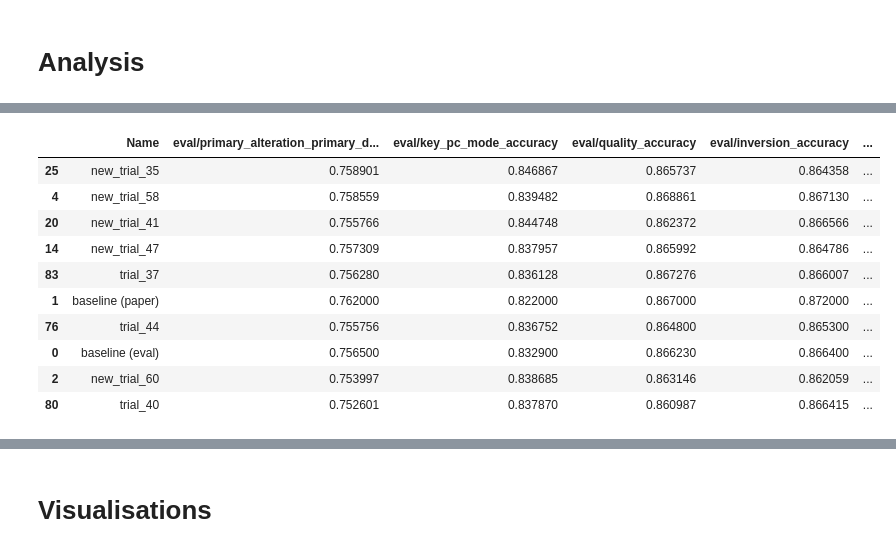
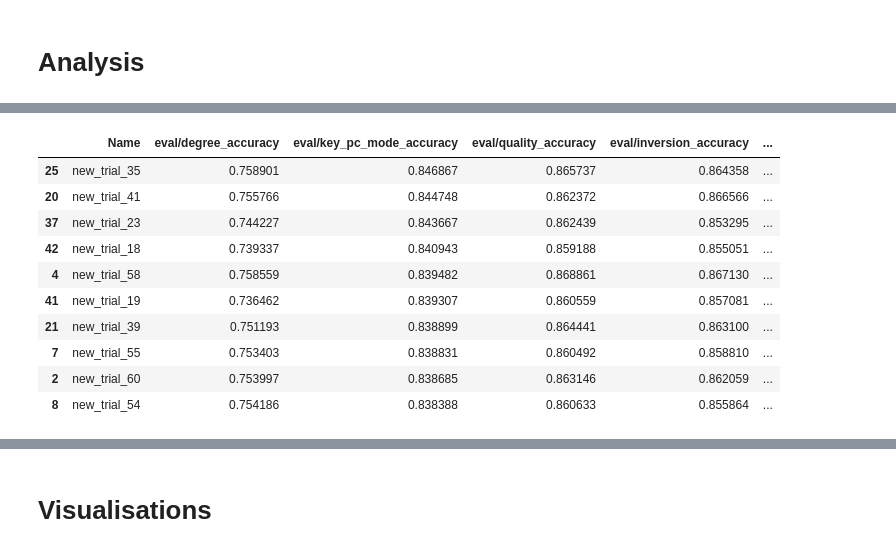
Before and after one commit to PulyaPolya/musicbert_hf, a Jupyter notebook: visualisations.ipynb, the cells around one changed output, grey strips where cells are left out. Cells and saved outputs as stored; diff of their text form; code cells hidden in the pictures.

```diff
--- a/visualisations.ipynb
+++ b/visualisations.ipynb
@@ -10,7 +19,11 @@ import pandas as pd
 data_new = pd.read_csv("/home/ui556004/projects/musicbert_hf/scripts/wandb_logs/wandb_nas_more_freeze.csv")
 data_new["Name"] = data_new["Name"].apply(lambda x: "new_" + x)
 data_old = pd.read_csv("/home/ui556004/projects/musicbert_hf/scripts/wandb_logs/wandb_nas_more_1_wo_60.csv")
-data = pd.concat([data_new, data_old])
+data = pd.concat([data_new, data_old], ignore_index=True)
+data = replace_degree(data)
 len(data)
 # %% [output]
 116
+# %%
+data =data.sort_values(by = ["eval/accuracy"], ascending=False)
+data[["Name", "eval/accuracy", "freeze_layers", "batch_size"]].head(10)
@@ -106,7 +113,7 @@ baseline_paper = {
      'eval/inversion_accuracy': 0.872,
             'eval/key_pc_mode_accuracy': 0.822,
             "eval/quality_accuracy": 0.867,
-            'eval/primary_alteration_primary_degree_secondary_alteration_secondary_degree_accuracy': 0.762,
+            'eval/degree_accuracy': 0.762,
 
 }
 baseline_paper["eval/accuracy"] = float(np.mean(list(baseline_paper.values())[1:]))
@@ -125,7 +132,7 @@ baseline_eval = {
      'eval/inversion_accuracy': 0.8664,
             'eval/key_pc_mode_accuracy': 0.8329,
             "eval/quality_accuracy": 0.86623,
-            'eval/primary_alteration_primary_degree_secondary_alteration_secondary_degree_accuracy': 0.7565,
+            'eval/degree_accuracy': 0.7565,
 
 }
 baseline_eval["eval/accuracy"] = float(np.mean(list(baseline_eval.values())[1:]))
@@ -184,19 +186,19 @@ for key_pc_mode trials better than eval are   ['new_trial_60', 'new_trial_58', '
 # %%
 # altogether sorted by eval accuracy
 df_baseline = pd.concat([pd.DataFrame([baseline_paper], columns=data_eval.columns), data_eval], axis=0,  ignore_index=True)
 df_baseline = pd.concat([pd.DataFrame([baseline_eval], columns=df_baseline.columns), df_baseline], axis=0,  ignore_index=True)
-df_baseline.sort_values(by = ["eval/accuracy"], ascending=False).head(10)
+df_baseline.sort_values(by = ["eval/key_pc_mode_accuracy"], ascending=False).head(10)
 # %% [output]
-|  | Name | eval/primary_alteration_primary_d... | eval/key_pc_mode_accuracy | eval/quality_accuracy | eval/inversion_accuracy | ... |
+|  | Name | eval/degree_accuracy | eval/key_pc_mode_accuracy | eval/quality_accuracy | eval/inversion_accuracy | ... |
 | 25 | new_trial_35 | 0.758901 | 0.846867 | 0.865737 | 0.864358 | ... |
+| 20 | new_trial_41 | 0.755766 | 0.844748 | 0.862372 | 0.866566 | ... |
+| 37 | new_trial_23 | 0.744227 | 0.843667 | 0.862439 | 0.853295 | ... |
+| 42 | new_trial_18 | 0.739337 | 0.840943 | 0.859188 | 0.855051 | ... |
 | 4 | new_trial_58 | 0.758559 | 0.839482 | 0.868861 | 0.867130 | ... |
-| 20 | new_trial_41 | 0.755766 | 0.844748 | 0.862372 | 0.866566 | ... |
-| 14 | new_trial_47 | 0.757309 | 0.837957 | 0.865992 | 0.864786 | ... |
-| 83 | trial_37 | 0.756280 | 0.836128 | 0.867276 | 0.866007 | ... |
-| 1 | baseline (paper) | 0.762000 | 0.822000 | 0.867000 | 0.872000 | ... |
-| 76 | trial_44 | 0.755756 | 0.836752 | 0.864800 | 0.865300 | ... |
-| 0 | baseline (eval) | 0.756500 | 0.832900 | 0.866230 | 0.866400 | ... |
+| 41 | new_trial_19 | 0.736462 | 0.839307 | 0.860559 | 0.857081 | ... |
+| 21 | new_trial_39 | 0.751193 | 0.838899 | 0.864441 | 0.863100 | ... |
+| 7 | new_trial_55 | 0.753403 | 0.838831 | 0.860492 | 0.858810 | ... |
 | 2 | new_trial_60 | 0.753997 | 0.838685 | 0.863146 | 0.862059 | ... |
-| 80 | trial_40 | 0.752601 | 0.837870 | 0.860987 | 0.866415 | ... |
+| 8 | new_trial_54 | 0.754186 | 0.838388 | 0.860633 | 0.855864 | ... |
 # %%
 from optuna.importance import get_param_importances, FanovaImportanceEvaluator
```
Also changed, not shown: parts of 33 cells of this notebook, 1 other file.
